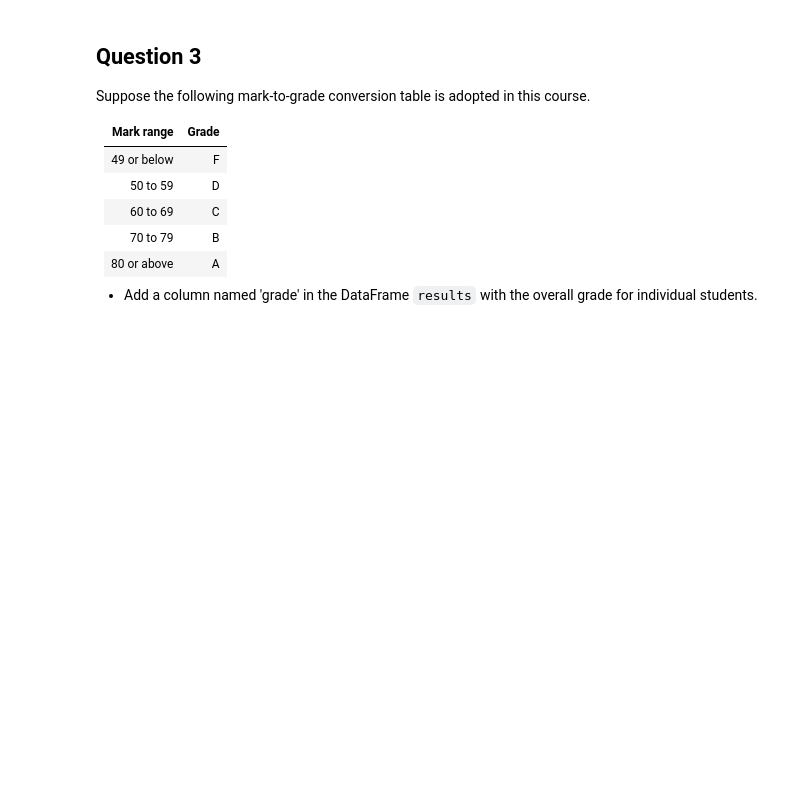
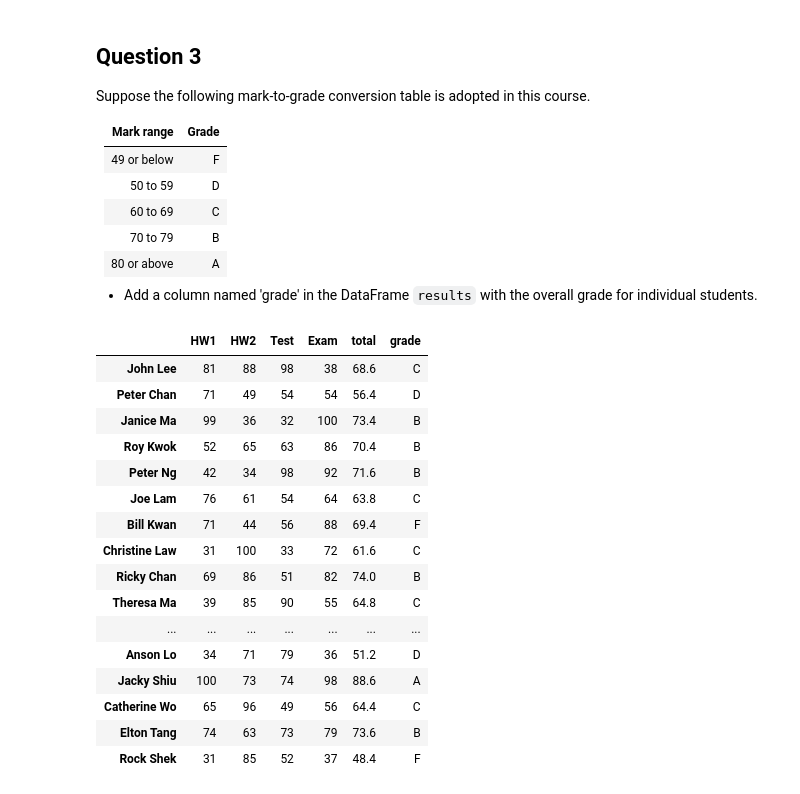
Before and after one commit to andyy1235/BHMS3324, a Jupyter notebook: Lab Exercise 2 new.ipynb, the cells around one changed output. Saved outputs shown, nothing was run; the diff lists cells and outputs as text; code cells hidden in the pictures; blank space fills up the shorter version.

```diff
--- a/Lab Exercise 2 new.ipynb
+++ b/Lab Exercise 2 new.ipynb
@@ -88,26 +88,26 @@ data = {
     "Exam": Exam
 }
 
-result = pd.DataFrame(data)
+results = pd.DataFrame(data)
 
-print(result)
+print(results)
 print()
 
 def cal_total(HW1, HW2, Test, Exam):
     return (HW1*0.2 + HW2*0.2 + Test*0.2 + Exam*0.4)
 
-result['total'] = result.apply(lambda row: cal_total(row['HW1'], row['HW2'], row['Test'], row['Exam']), axis = 1)
+results['total'] = results.apply(lambda row: cal_total(row['HW1'], row['HW2'], row['Test'], row['Exam']), axis = 1)
 
-print(result)
+print(results)
 print()
 
-highest_student = result['total'].idxmax()
-highest_mark = result['total'].max()
+highest_student = results['total'].idxmax()
+highest_mark = results['total'].max()
 print(highest_student, f"got the highest mark in this course the highest mark are", highest_mark)
 print()
 
-lowest_student = result['total'].idxmin()
-lowest_mark = result['total'].min()
+lowest_student = results['total'].idxmin()
+lowest_mark = results['total'].min()
 print(lowest_student, f"got the highest mark in this course the lowest mark are", lowest_mark)
 # %% [output]
                HW1  HW2  Test  Exam
@@ -144,21 +144,41 @@ Suppose the following mark-to-grade conversion table is adopted in this course.
 # %%
 # Question 3
 
 # Write your code below:
-
 def grade(marks):
 
     grade = 'F'
 
-    if marks > 0 and marks < 40:
+    if marks > 0 and marks < 49:
         grade = 'F'
-    elif marks >=40 and marks < 60:
+    elif marks >=50 and marks < 59:
         grade = 'D'
-    elif marks >=60 and marks < 70:
+    elif marks >=60 and marks < 69:
         grade = 'C'
-    elif marks >=70 and marks < 80:
+    elif marks >=70 and marks < 79:
         grade = 'B'
     elif marks >=80:
         grade = 'A'
 
     return grade
+
+results['grade'] = results['total'].apply(grade)
+results
+# %% [output]
+|  | HW1 | HW2 | Test | Exam | total | grade |
+| John Lee | 81 | 88 | 98 | 38 | 68.6 | C |
+| Peter Chan | 71 | 49 | 54 | 54 | 56.4 | D |
+| Janice Ma | 99 | 36 | 32 | 100 | 73.4 | B |
+| Roy Kwok | 52 | 65 | 63 | 86 | 70.4 | B |
+| Peter Ng | 42 | 34 | 98 | 92 | 71.6 | B |
+| Joe Lam | 76 | 61 | 54 | 64 | 63.8 | C |
+| Bill Kwan | 71 | 44 | 56 | 88 | 69.4 | F |
+| Christine Law | 31 | 100 | 33 | 72 | 61.6 | C |
+| Ricky Chan | 69 | 86 | 51 | 82 | 74.0 | B |
+| Theresa Ma | 39 | 85 | 90 | 55 | 64.8 | C |
+| ... | ... | ... | ... | ... | ... | ... |
+| Anson Lo | 34 | 71 | 79 | 36 | 51.2 | D |
+| Jacky Shiu | 100 | 73 | 74 | 98 | 88.6 | A |
+| Catherine Wo | 65 | 96 | 49 | 56 | 64.4 | C |
+| Elton Tang | 74 | 63 | 73 | 79 | 73.6 | B |
+| Rock Shek | 31 | 85 | 52 | 37 | 48.4 | F |
```
